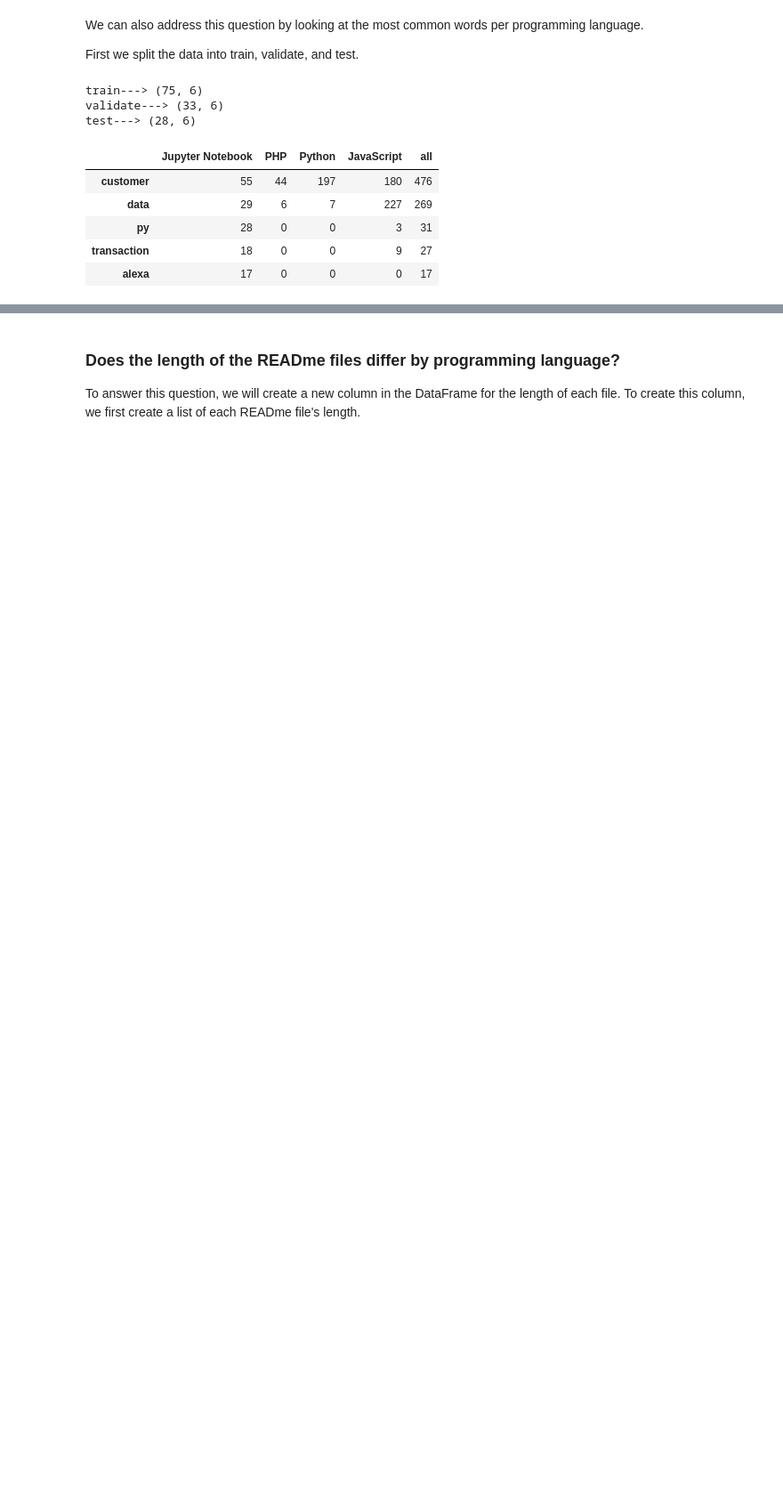
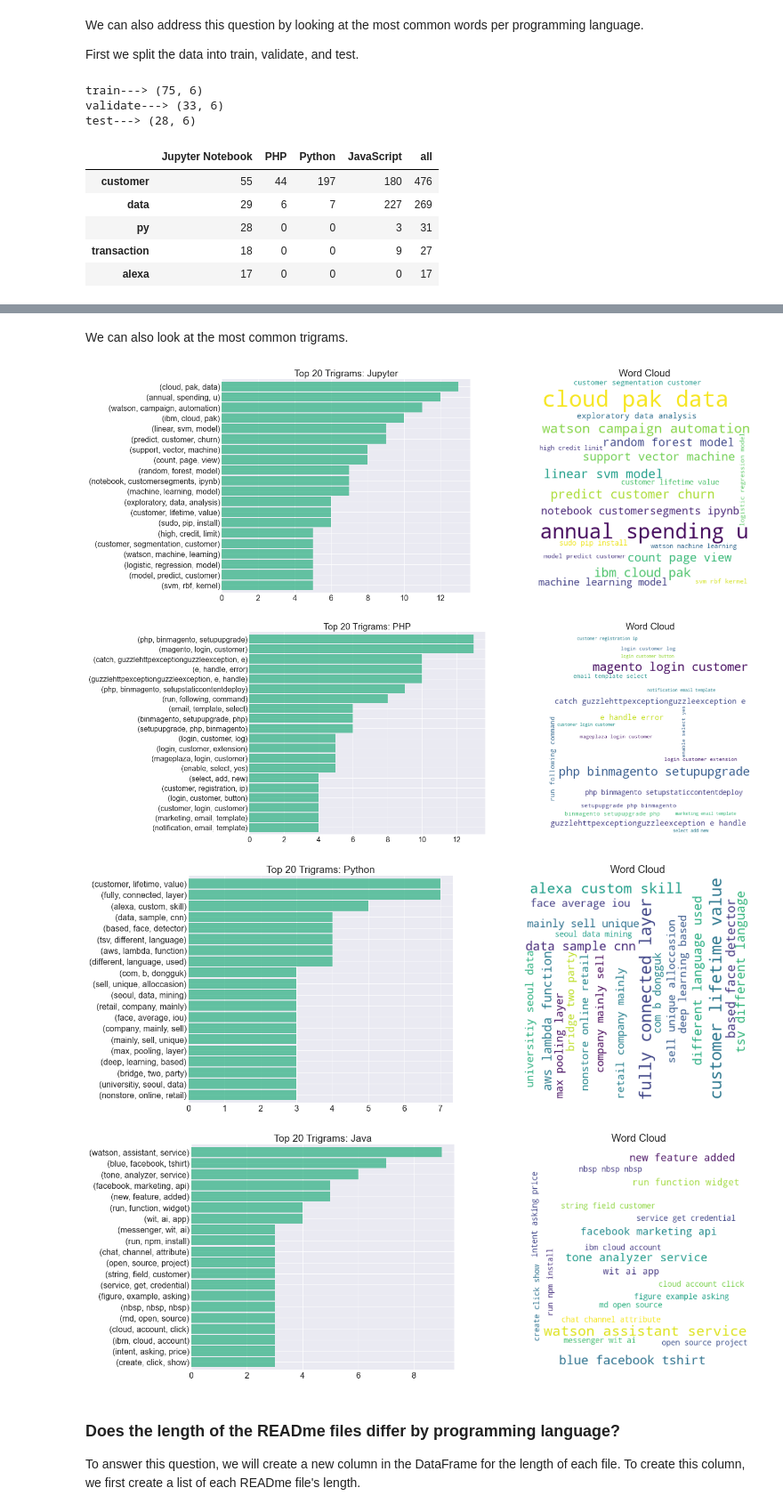
Before and after one commit to nlp-project-germain-group-6/nlp-web-scraping, a Jupyter notebook: Final_Notebook.ipynb, the cells around one changed output, grey strips where cells are left out. Shown at 89% size. Drawn from its saved outputs; the diff is of its cells as text; code cells hidden in the pictures; blank space fills up the shorter version.

```diff
--- a/Final_Notebook.ipynb
+++ b/Final_Notebook.ipynb
@@ -289,3 +332,13 @@ for language in languages:
+# %% [markdown]
+We can also look at the most common trigrams.
+# %%
+for lang, name in zip(words_languages, language_names):
+    explore.trigram_count_word_cloud(lang.split(), title_name = name)
+# %% [output]
+[figure, added]
+[figure, added]
+[figure, added]
+[figure, added]
 # %% [markdown]
 ### Does the length of the READme files differ by programming language?
 
```
Also changed, not shown: parts of 23 cells of this notebook, 1 other file.
